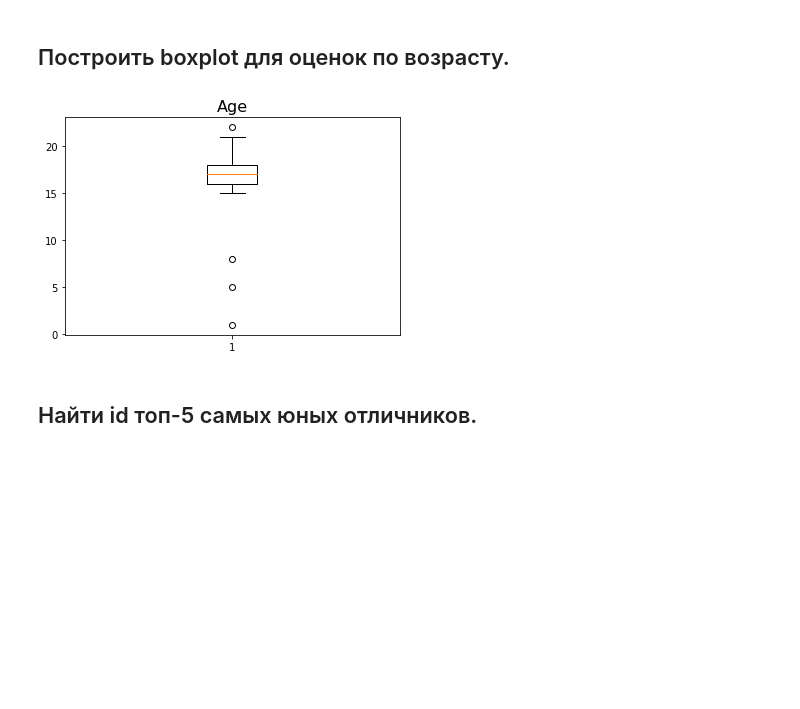
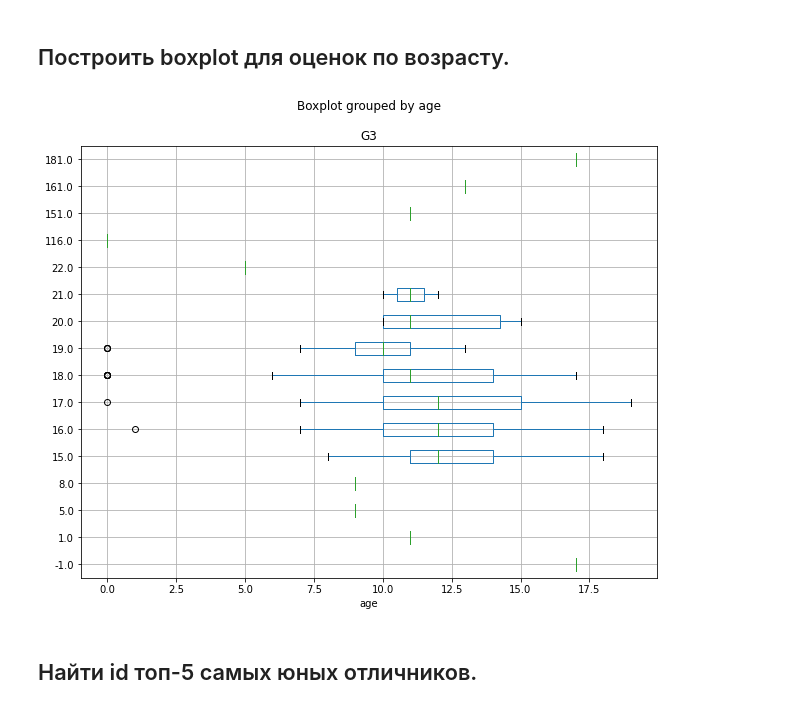
Before and after one commit to AmpiroMax/ml_mipt_dafe, a Jupyter notebook: homeworks/hw_1/hw_1_EDA_preproc.ipynb, the cells around one changed output. Drawn from its saved outputs; the diff is of its cells as text; code cells hidden in the pictures; blank space fills up the shorter version.

Commit message:
Boxplot for G3 by age was added

```diff
--- a/homeworks/hw_1/hw_1_EDA_preproc.ipynb
+++ b/homeworks/hw_1/hw_1_EDA_preproc.ipynb
@@ -245,21 +245,12 @@ pass
 [figure]
 # %% [markdown]
 ## Построить boxplot для оценок по возрасту.
-# %%
-# Мне кажется тут опечатки, поэтому так и правлю
-df.loc[df['age'] == 116, 'age'] = 16
-df.loc[df['age'] == 151, 'age'] = 15
-df.loc[df['age'] == 161, 'age'] = 16
-df.loc[df['age'] == 181, 'age'] = 18
-df.loc[df['age'] == -1, 'age'] = 15 # этого просто до среднего
-df.loc[df['age'].isna(), 'age'] = 15
-
-age_box = X_train["age"]
-plt.boxplot(age_box)
-plt.title("Age", fontsize=16)
-pass
-# %% [output]
-[figure, removed]
+# %%
+X_train.boxplot(column='G3', by='age', vert=False, figsize=(10, 8))
+
+plt.show()
+# %% [output]
+[figure, added]
 # %% [markdown]
 ## Найти id топ-5 самых юных отличников.
 # %%
```
